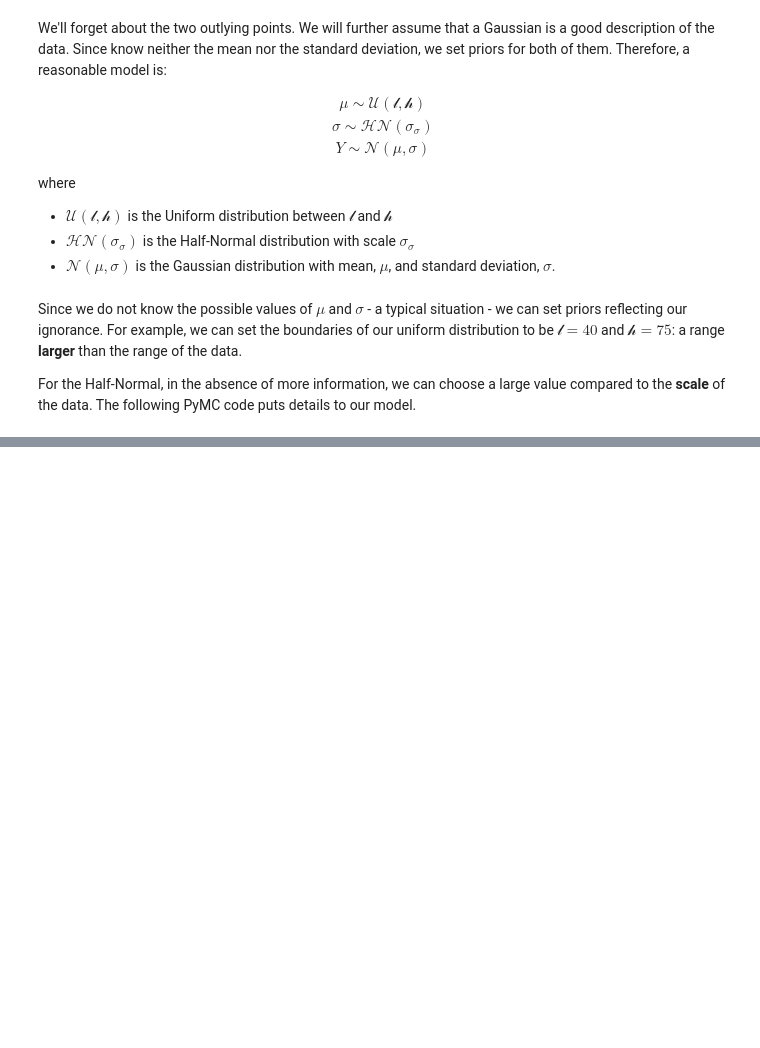
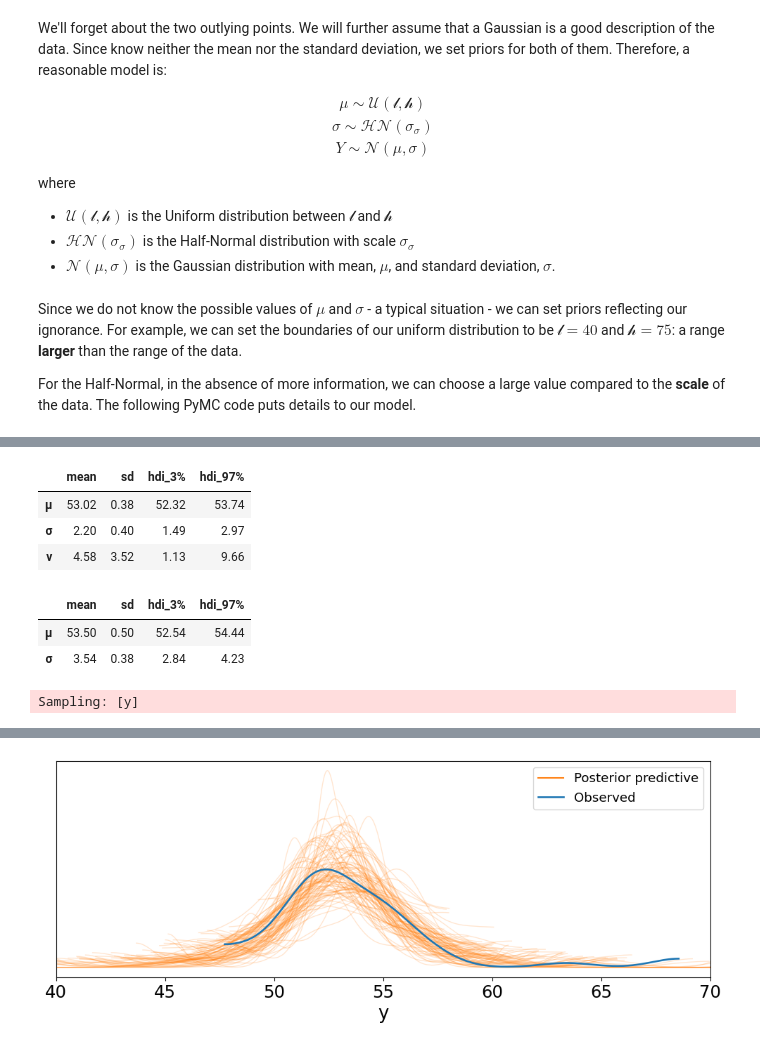
Before and after one commit to mrwizard82d1/bap-3e, a Jupyter notebook: ch02-prog-probabilistically.ipynb, the cells around one changed output, grey strips where cells are left out. Saved outputs shown, nothing was run; the diff lists cells and outputs as text; code cells hidden in the pictures; blank space fills up the shorter version.

Commit message:
Section 2.6 Robust inferences

```diff
--- a/ch02-prog-probabilistically.ipynb
+++ b/ch02-prog-probabilistically.ipynb
@@ -198,0 +452,33 @@ az.summary(idata_g, kind='stats').round(2)
+# %%
+# Print the summary of `model_t`
+az.summary(idata_t, kind='stats').round(2)
+# %% [output]
+|  | mean | sd | hdi_3% | hdi_97% |
+| μ | 53.02 | 0.38 | 52.32 | 53.74 |
+| σ | 2.20 | 0.40 | 1.49 | 2.97 |
+| ν | 4.58 | 3.52 | 1.13 | 9.66 |
+# %%
+# Compare these results to those from `model_g`
+az.summary(idata_g, kind='stats').round(2)
+# %% [output]
+|  | mean | sd | hdi_3% | hdi_97% |
+| μ | 53.50 | 0.50 | 52.54 | 54.44 |
+| σ | 3.54 | 0.38 | 2.84 | 4.23 |
+# %%
+# Plot the posterior predictive check
+pm.sample_posterior_predictive(
+    idata_t,
+    model=model_t,
+    extend_inferencedata=True
+)
+ax = az.plot_ppc(idata_t,
+            figsize=(12, 4),
+            num_pp_samples=100,
+            mean=False,
+            colors=['C1', 'C0', 'C1']
+)
+ax.set_xlim(40, 70)
+
+plt.show()
+# %% [output]
+Sampling: [y]
@@ -198,0 +487 @@ az.summary(idata_g, kind='stats').round(2)
+[figure, added]
```
Also changed, not shown: parts of 30 cells of this notebook.
